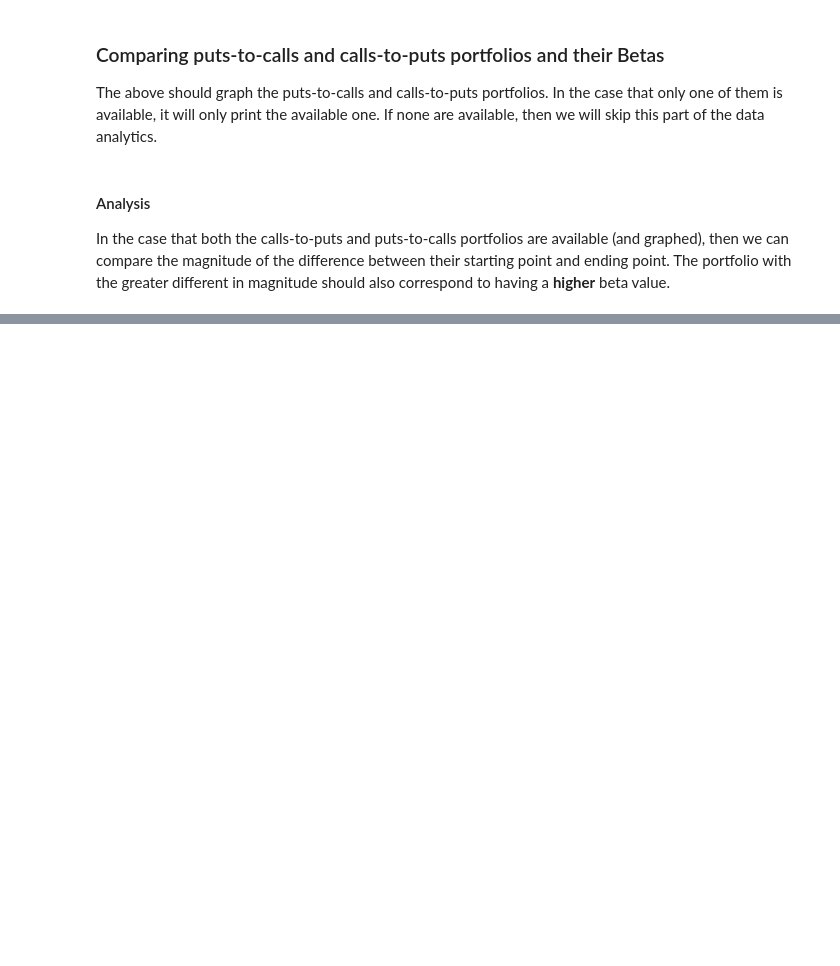
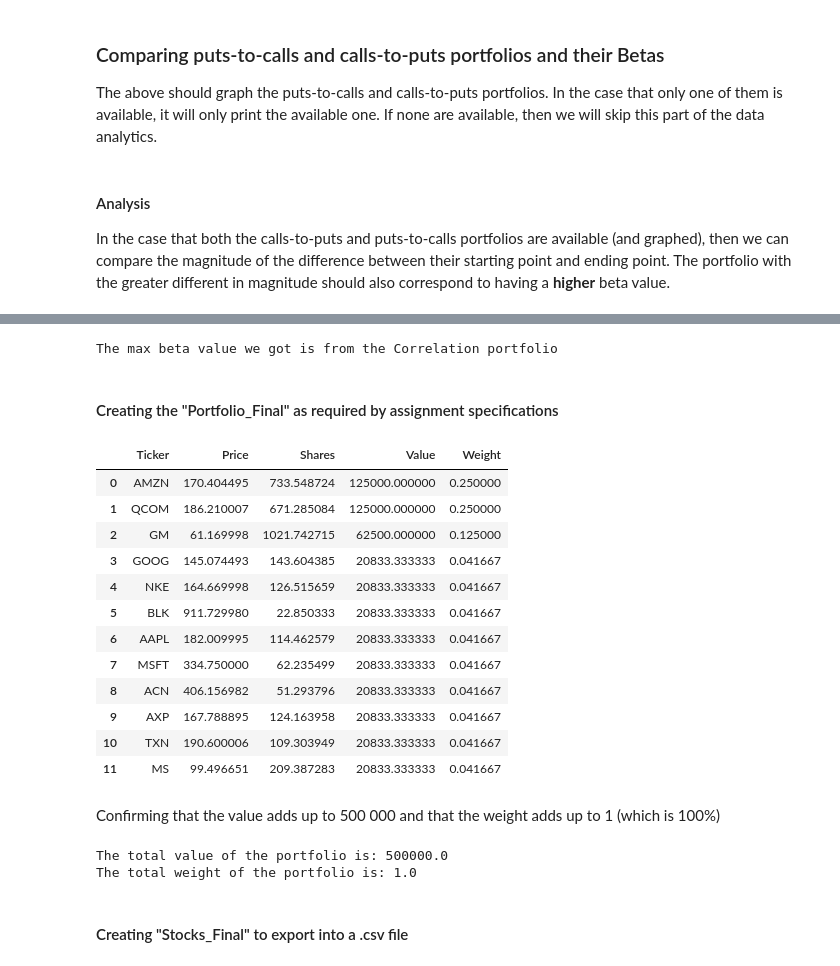
Before and after one commit to rehan-anjum/financial-portfolio-generator, a Jupyter notebook: Team_XX_Assignment.ipynb, the cells around one changed output, grey strips where cells are left out. Cells and saved outputs as stored; diff of their text form; code cells hidden in the pictures; blank space fills up the shorter version.

```diff
--- a/Team_XX_Assignment.ipynb
+++ b/Team_XX_Assignment.ipynb
@@ -480,7 +623,8 @@ else:
 if (cpr_large_enough and pcr_large_enough):
     # Generating portfolios for PCR and CPR stocks
     pcr_list = pcr_df['Ticker'].tolist()
-    pcr_portfolio = generate_combined_portfolio(num_stocks(pcr_list))
+    pcr_candidate = num_stocks(pcr_list)
+    pcr_portfolio = generate_combined_portfolio(pcr_candidate)
     cpr_list = cpr_df['Ticker'].tolist()
     cpr_portfolio = generate_combined_portfolio(num_stocks(cpr_list))
 
@@ -499,7 +643,8 @@ if (cpr_large_enough and pcr_large_enough):
 elif(cpr_large_enough):
     # Generating protfolio for CPR stocks
     cpr_list = cpr_df['Ticker'].tolist()
-    cpr_portfolio = generate_combined_portfolio(num_stocks(cpr_list))
+    cpr_candidate = num_stocks(cpr_list)
+    cpr_portfolio = generate_combined_portfolio(cpr_candidate)
 
     # Graphing the portfolio
     plt.figure(figsize=(20, 5))
@@ -559,0 +777,34 @@ The greater beta comes from the puts-to-calls ratio and the overall beta of it i
+# %%
+max_beta = max(final_betas, key=final_betas.get)
+print("The max beta value we got is from the " + max_beta + " portfolio")
+# %% [output]
+The max beta value we got is from the Correlation portfolio
+# %% [markdown]
+#### Creating the "Portfolio_Final" as required by assignment specifications ####
+# %%
+Portfolio_Final = portfolio_candidates.get(max_beta)
+display(Portfolio_Final)
+# %% [output]
+|  | Ticker | Price | Shares | Value | Weight |
+| 0 | AMZN | 170.404495 | 733.548724 | 125000.000000 | 0.250000 |
+| 1 | QCOM | 186.210007 | 671.285084 | 125000.000000 | 0.250000 |
+| 2 | GM | 61.169998 | 1021.742715 | 62500.000000 | 0.125000 |
+| 3 | GOOG | 145.074493 | 143.604385 | 20833.333333 | 0.041667 |
+| 4 | NKE | 164.669998 | 126.515659 | 20833.333333 | 0.041667 |
+| 5 | BLK | 911.729980 | 22.850333 | 20833.333333 | 0.041667 |
+| 6 | AAPL | 182.009995 | 114.462579 | 20833.333333 | 0.041667 |
+| 7 | MSFT | 334.750000 | 62.235499 | 20833.333333 | 0.041667 |
+| 8 | ACN | 406.156982 | 51.293796 | 20833.333333 | 0.041667 |
+| 9 | AXP | 167.788895 | 124.163958 | 20833.333333 | 0.041667 |
+| 10 | TXN | 190.600006 | 109.303949 | 20833.333333 | 0.041667 |
+| 11 | MS | 99.496651 | 209.387283 | 20833.333333 | 0.041667 |
+# %% [markdown]
+Confirming that the value adds up to 500 000 and that the weight adds up to 1 (which is 100%)
+# %%
+print ("The total value of the portfolio is: " + str(Portfolio_Final['Value'].sum()))
+print ("The total weight of the portfolio is: " + str(Portfolio_Final['Weight'].sum()))
+# %% [output]
+The total value of the portfolio is: 500000.0
+The total weight of the portfolio is: 1.0
+# %% [markdown]
+#### Creating "Stocks_Final" to export into a .csv file ####
```
Also changed, not shown: parts of 60 cells of this notebook, 1 other file.
